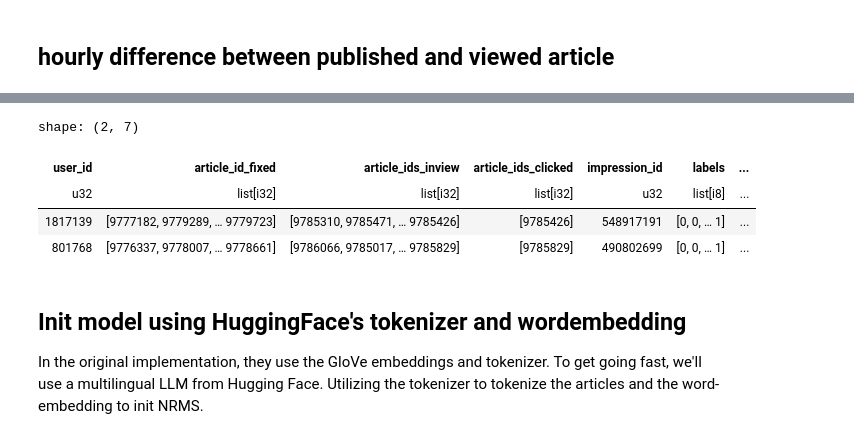
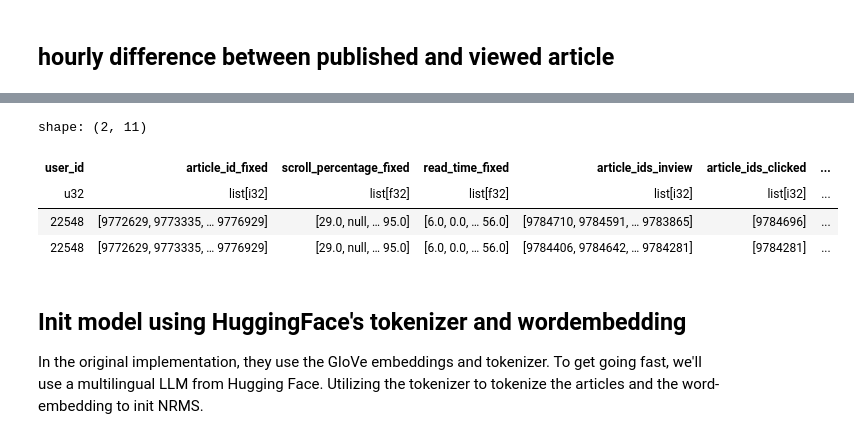
Before and after one commit to s204619/DeepL-Project, a Jupyter notebook: ebnerd-benchmark-copy/src/nrms_ebnerd.ipynb, the cells around one changed output, grey strips where cells are left out. Cells and saved outputs as stored; diff of their text form; code cells hidden in the pictures.

```diff
--- a/ebnerd-benchmark-copy/src/nrms_ebnerd.ipynb
+++ b/ebnerd-benchmark-copy/src/nrms_ebnerd.ipynb
@@ -82,7 +84,8 @@ def ebnerd_from_path(path: Path, history_size: int = 30) -> pl.DataFrame:
     """
     df_history = (
         pl.scan_parquet(path.joinpath("history.parquet"))
-        .select(DEFAULT_USER_COL, DEFAULT_HISTORY_ARTICLE_ID_COL,DEFAULT_HISTORY_IMPRESSION_TIMESTAMP_COL)
+        # .select(DEFAULT_USER_COL, DEFAULT_HISTORY_ARTICLE_ID_COL,DEFAULT_HISTORY_IMPRESSION_TIMESTAMP_COL)
+        .select(DEFAULT_USER_COL, DEFAULT_HISTORY_ARTICLE_ID_COL,DEFAULT_HISTORY_IMPRESSION_TIMESTAMP_COL,DEFAULT_HISTORY_SCROLL_PERCENTAGE_COL,DEFAULT_HISTORY_READ_TIME_COL) #------------
         .pipe(
             truncate_history,
             column=DEFAULT_HISTORY_ARTICLE_ID_COL,
@@ -118,21 +121,23 @@ In this example we sample the dataset, just to keep it smaller. Also, one can si
 COLUMNS = [
     DEFAULT_USER_COL,
     DEFAULT_HISTORY_ARTICLE_ID_COL,
+    DEFAULT_HISTORY_SCROLL_PERCENTAGE_COL, #--------neu
+    DEFAULT_HISTORY_READ_TIME_COL, #------- neu
     DEFAULT_INVIEW_ARTICLES_COL,
     DEFAULT_CLICKED_ARTICLES_COL,
     DEFAULT_IMPRESSION_ID_COL,
     DEFAULT_IMPRESSION_TIMESTAMP_COL,
+
 ]
-HISTORY_SIZE = 20 #20
-FRACTION =0.01  # 0.01 #Ratio of Dataset!
+HISTORY_SIZE = 30
+FRACTION = 1
 
 df_train = (
-                                            #REMEMBER #"train"
     ebnerd_from_path(PATH.joinpath(DATASPLIT, "train"), history_size=HISTORY_SIZE)
     .select(COLUMNS)
     .pipe(
         sampling_strategy_wu2019,
-        npratio=4,
+        npratio=6,
         shuffle=True,
         with_replacement=True,
         seed=123,
@@ -278,38 +317,71 @@ def calculate_hour_differences(impression_time, article_times):
         if article_times is None:
             return None
         return (impression_time - article_times).total_seconds() / 3600
 
     # If article_times is a list (for inview articles)
     differences = [(impression_time - article_time).total_seconds() / 3600
                   if article_time is not None else None
                   for article_time in article_times]
     return differences
 
 # Use for inview articles
 df_validation['inview_hour_differences'] = df_validation.apply(
     lambda row: calculate_hour_differences(row['impression_time'], row['inview_article_times']),
     axis=1
 )
 
 # # Use for clicked article -- might be leaky??
 # df_validation['clicked_hour_difference'] = df_validation.apply(
 #    lambda row: calculate_hour_differences(row['impression_time'], row['clicked_article_time']),
 #    axis=1
 # )
+# Create a mapping dictionary from article_id to last_modified_category
+article_cat_dict = df_articles.select(
+    "article_id",
+    "category"
+).to_dict(as_series=False)
+article_cat_dict = dict(zip(
+    article_cat_dict["article_id"],
+    article_cat_dict["category"]
+))
+
+# Create a function to map article IDs to their category
+def get_article_category(article_ids):
+    return [article_cat_dict.get(aid, None) for aid in article_ids]
+
+#  Add new column with the article category
+df_validation["inview_article_categories"] = df_validation["article_ids_inview"].apply(get_article_category)
+
+# Create a mapping dictionary from article_id to article_type
+article_type_dict = df_articles.select(
+    "article_id",
+    "article_type"
+).to_dict(as_series=False)
+article_type_dict = dict(zip(
+    article_type_dict["article_id"],
+    article_type_dict["article_type"]
+))
+
+# Create a function to map article IDs to their type
+def get_article_type(article_ids):
+    return [article_type_dict.get(aid, None) for aid in article_ids]
+
+# Add new column with the article type
+df_validation["inview_article_types"] = df_validation["article_ids_inview"].apply(get_article_type)
 
 #drop columns with the time
 df_validation = df_validation.drop(['inview_article_times', 'clicked_article_time','impression_time'], axis=1)
 
 
 df_validation = pl.from_pandas(df_validation)
 
 df_validation.head(2)
 # %% [output]
-shape: (2, 7)
+shape: (2, 11)
-| user_id | article_id_fixed | article_ids_inview | article_ids_clicked | impression_id | labels | ... |
-| u32 | list[i32] | list[i32] | list[i32] | u32 | list[i8] | ... |
-| 1817139 | [9777182, 9779289, … 9779723] | [9785310, 9785471, … 9785426] | [9785426] | 548917191 | [0, 0, … 1] | ... |
-| 801768 | [9776337, 9778007, … 9778661] | [9786066, 9785017, … 9785829] | [9785829] | 490802699 | [0, 0, … 1] | ... |
+| user_id | article_id_fixed | scroll_percentage_fixed | read_time_fixed | article_ids_inview | article_ids_clicked | ... |
+| u32 | list[i32] | list[f32] | list[f32] | list[i32] | list[i32] | ... |
+| 22548 | [9772629, 9773335, … 9776929] | [29.0, null, … 95.0] | [6.0, 0.0, … 56.0] | [9784710, 9784591, … 9783865] | [9784696] | ... |
+| 22548 | [9772629, 9773335, … 9776929] | [29.0, null, … 95.0] | [6.0, 0.0, … 56.0] | [9784406, 9784642, … 9784281] | [9784281] | ... |
 # %% [markdown]
 ## Init model using HuggingFace's tokenizer and wordembedding
 In the original implementation, they use the GloVe embeddings and tokenizer. To get going fast, we'll use a multilingual LLM from Hugging Face.
```
Also changed, not shown: parts of 11 cells of this notebook, 3 other files.
